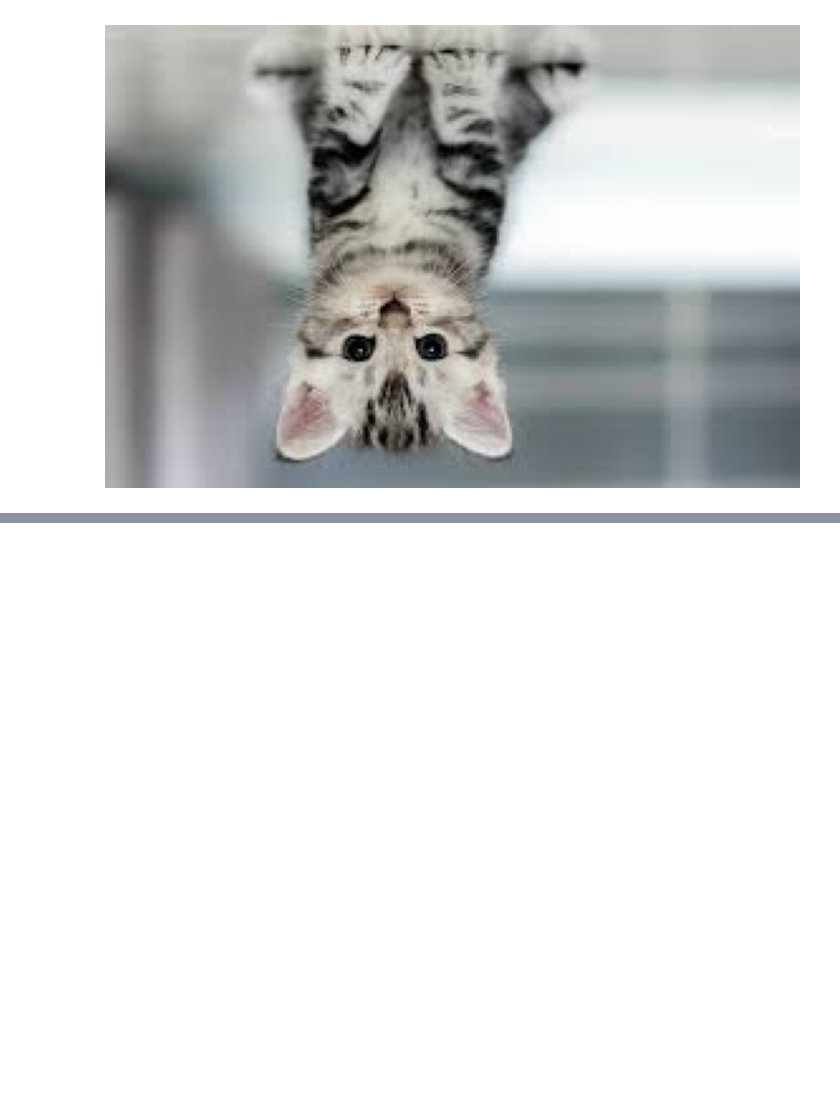
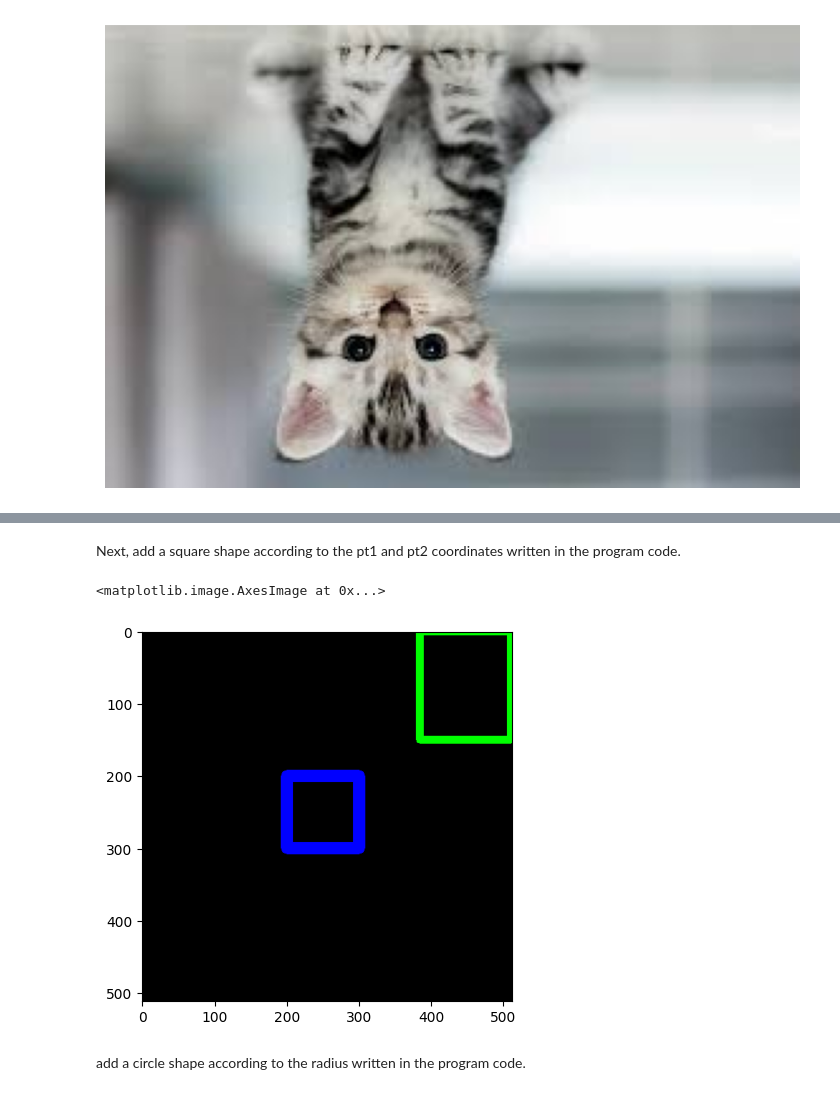
Before and after one commit to Majid5654/Erwan-Majid_PCVK_Ganjil_2025, a Jupyter notebook: Week2.ipynb, the cells around one changed output, grey strips where cells are left out. Cells and saved outputs as stored; diff of their text form; code cells hidden in the pictures; blank space fills up the shorter version.

```diff
--- a/Week2.ipynb
+++ b/Week2.ipynb
@@ -77,0 +94,12 @@ plt.show()
+# %% [markdown]
+Next, add a square shape according to the pt1 and pt2 coordinates written in the
+program code.
+# %%
+cv.rectangle(black_img,pt1=(200,200),pt2=(300,300),color=(0,0,255),thickness=15)
+plt.imshow(black_img)
+# %% [output]
+<matplotlib.image.AxesImage at 0x...>
+[figure, added]
+# %% [markdown]
+add a circle shape according to the radius written in the program
+code.
```
Also changed, not shown: parts of 8 cells of this notebook.
